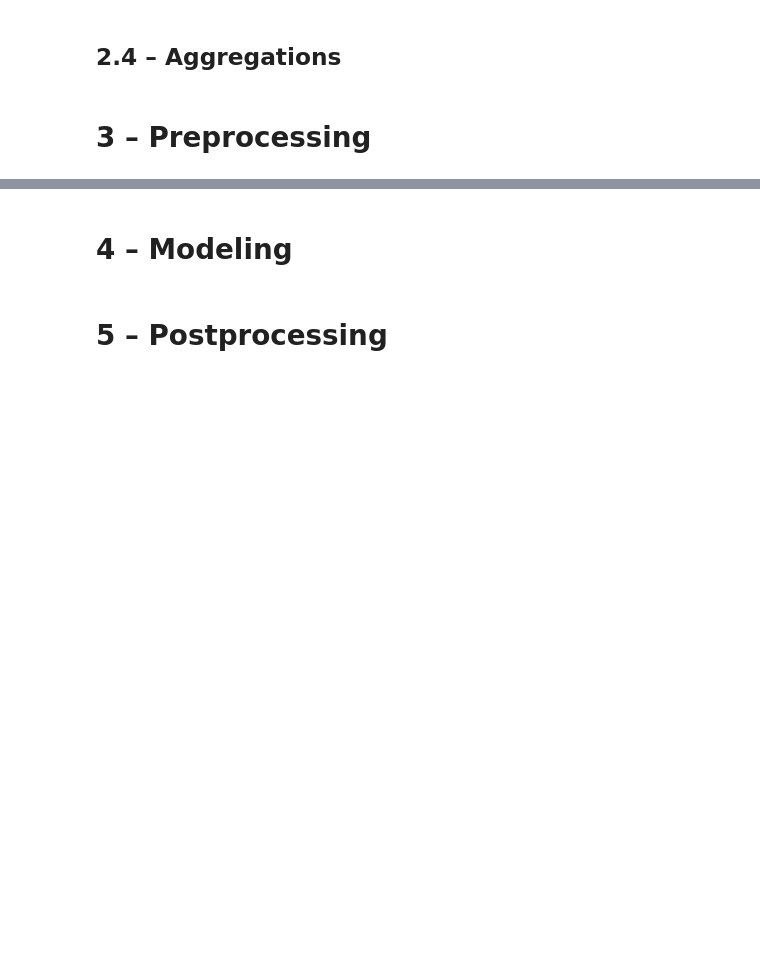
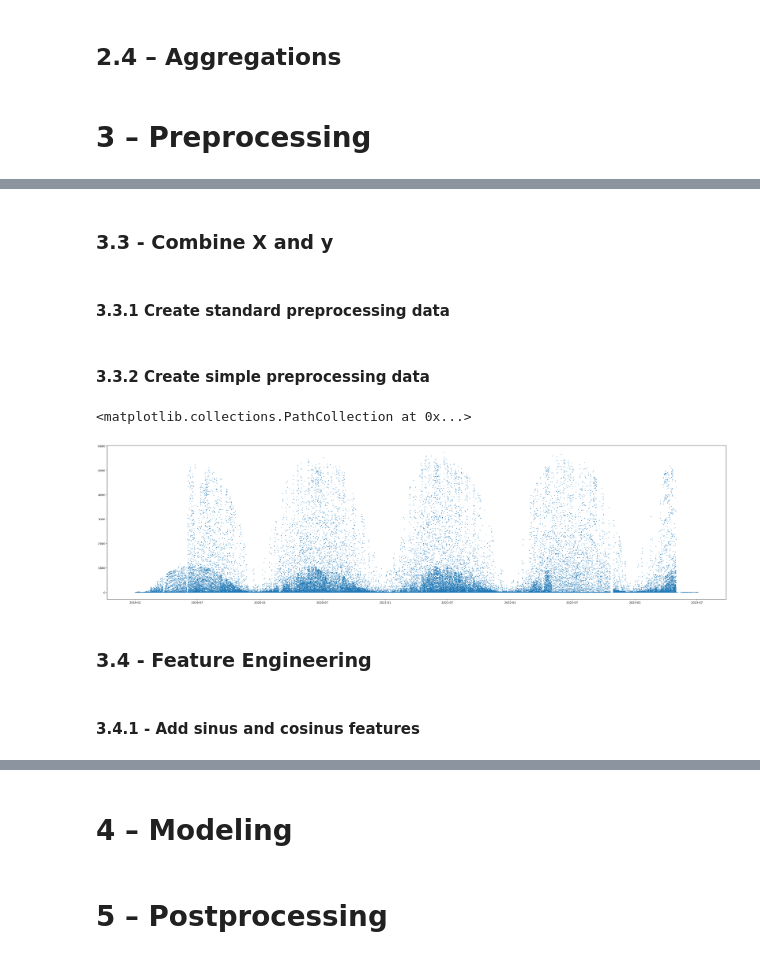
Before and after one commit to mathiasraa/tdt4173-forecasting, a Jupyter notebook: submission/long.ipynb, the cells around one changed output, grey strips where cells are left out. Drawn from its saved outputs; the diff is of its cells as text; code cells hidden in the pictures; blank space fills up the shorter version.

Commit message:
Add preprocessing to long notebook

```diff
--- a/submission/long.ipynb
+++ b/submission/long.ipynb
@@ -159,0 +342,4 @@ def scale_data(data, cols=None):
+# %% [markdown]
+### 3.3 - Combine X and y
+# %% [markdown]
+#### 3.3.1 Create standard preprocessing data
@@ -159,0 +383,35 @@ def scale_data(data, cols=None):
+# %% [markdown]
+#### 3.3.2 Create simple preprocessing data
+# %%
+# Remove repeated values (Version 2)
+
+# Create a copy of X and y
+X_simple = X.copy()
+y_simple = y.copy()
+
+for location in locations:
+    # Drop rows with repeated values over 24 hours
+    repeated_indexes = find_repeated_indexes(
+        y_simple[y_simple.location == location].sort_values(by=["location", "time"]),
+        "pv_measurement",
+        repeat_count=48,
+        ignore_zeros=True,
+    )
+
+    y_simple = y_simple.drop(repeated_indexes).reset_index(drop=True)
+# %%
+# Combine X and y on date_forecast and location. Drop rows where a row does not exist in both X and y.
+
+data_simple = pd.merge(
+    X_simple, y_simple, left_on=["date_forecast", "location"], right_on=["time", "location"]
+).drop(columns=["time"])
+# %%
+plt.figure(figsize=(40, 10))
+plt.scatter(data_simple.date_forecast, data_simple["pv_measurement"], s=1)
+# %% [output]
+<matplotlib.collections.PathCollection at 0x...>
+[figure, added]
+# %% [markdown]
+### 3.4 - Feature Engineering
+# %% [markdown]
+#### 3.4.1 - Add sinus and cosinus features
```
Also changed, not shown: parts of 27 cells of this notebook.
